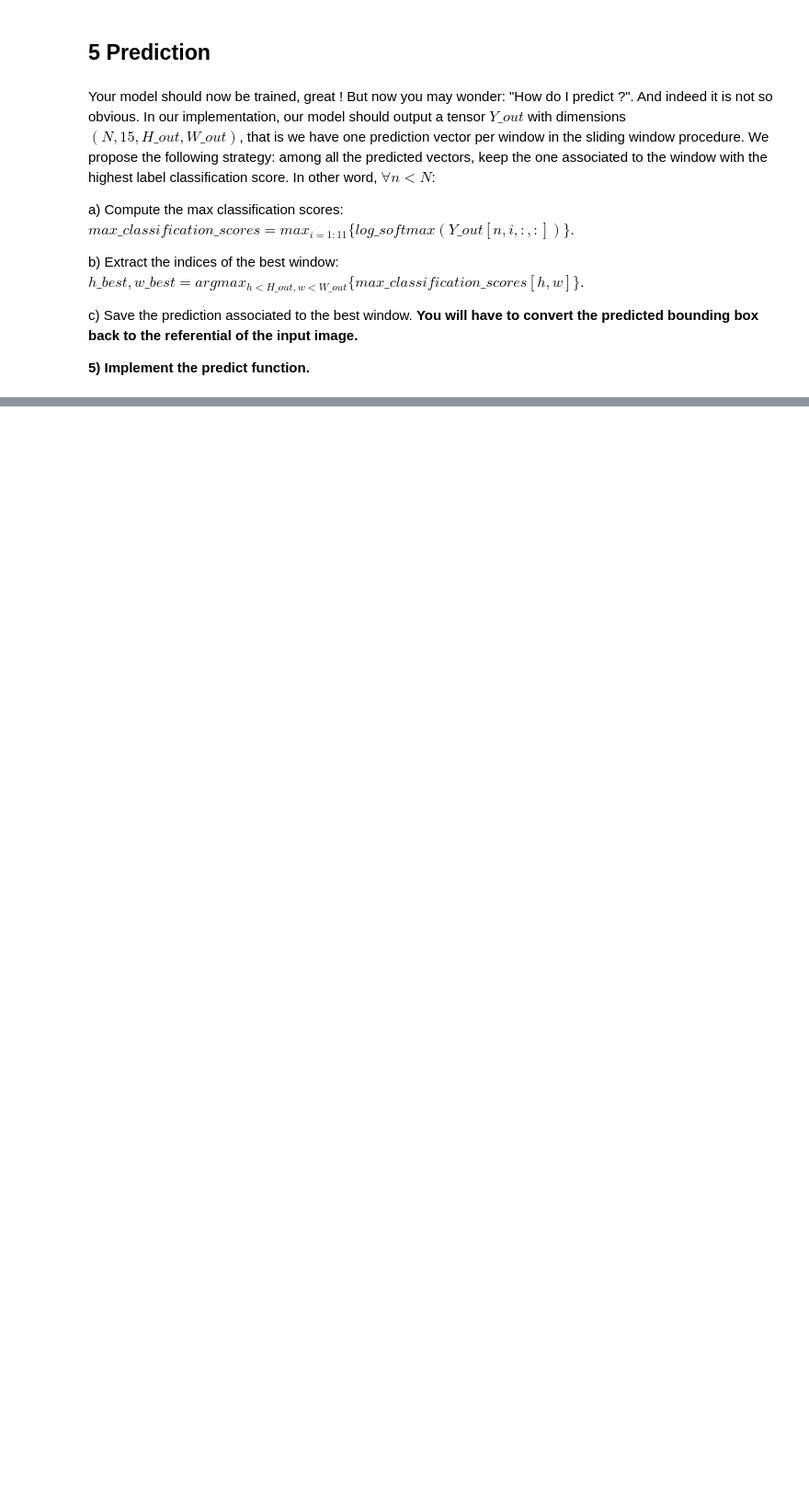
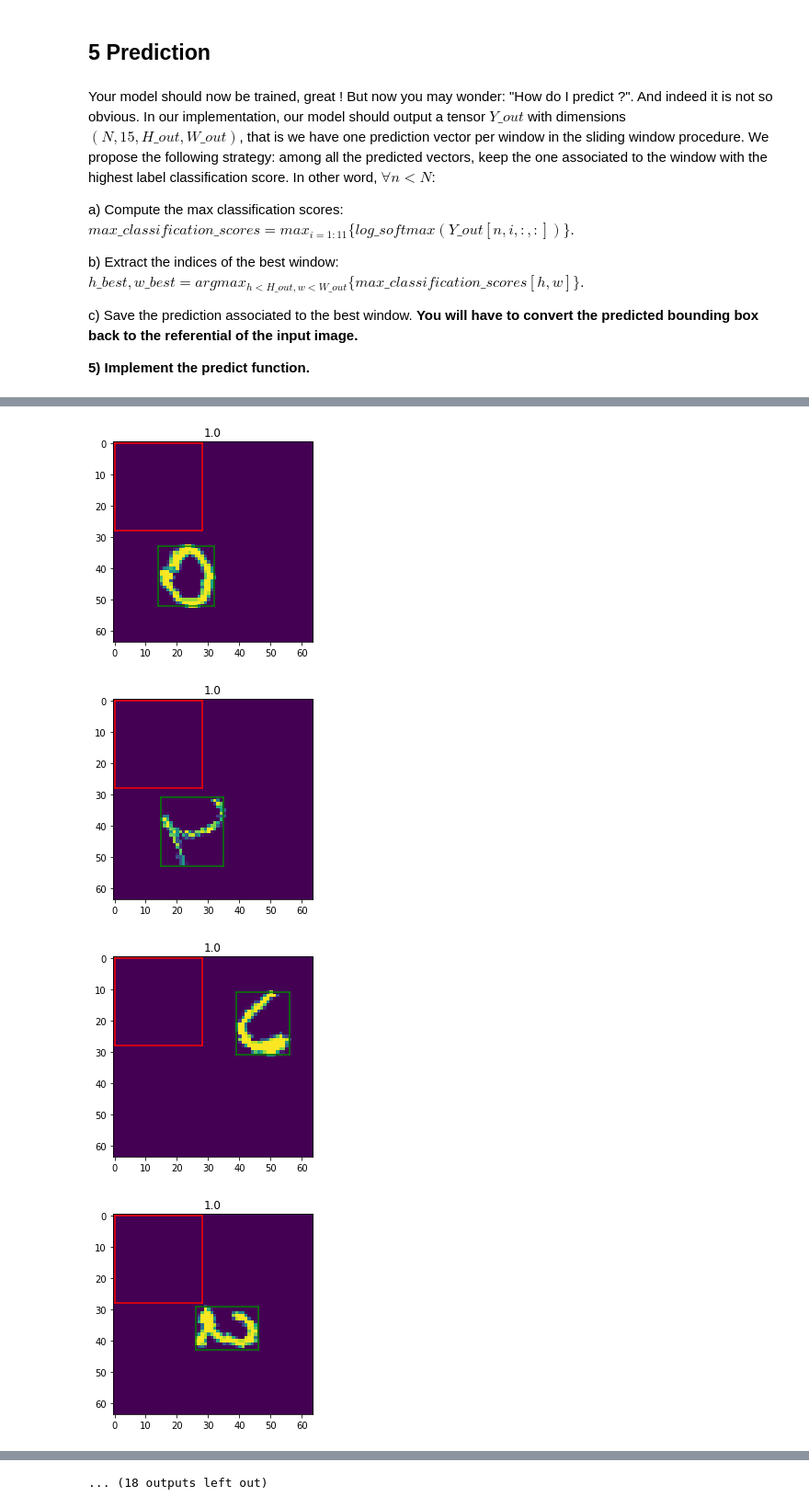
Before and after one commit to ErikHys/INF265, a Jupyter notebook: Weekly's/INF265_Weeks_12_13.ipynb, the cells around one changed output, grey strips where cells are left out. Shown at 92% size. Cells and saved outputs as stored; diff of their text form; code cells hidden in the pictures; blank space fills up the shorter version.

```diff
--- a/Weekly's/INF265_Weeks_12_13.ipynb
+++ b/Weekly's/INF265_Weeks_12_13.ipynb
@@ -780,6 +793,5 @@ def validate(model, train_loader, val_loader):
 model_w28_s4 = ConvMINSTStride4Size28(15)
 model_w28_s4.to(device)
 opt = torch.optim.Adam(model_w28_s4.parameters(), lr=0.001, weight_decay=0.0001)
-# %%
-# Running only to show that it runs
-training_loop(3, opt, model_w28_s4, vectorized_loss, MNIST_generators['train'], Y_true_train_batch)
+# %%
+training_loop(110, opt, model_w28_s4, vectorized_loss, MNIST_generators['train'])
@@ -786,6 +816,6 @@ training_loop(3, opt, model_w28_s4, vectorized_loss, MNIST_generators['train'],
 # %%
-# torch.save(model_w28_s4.state_dict(), "../model.pkl")
-# Previous model that ran 20 epochs
-model = ConvMINSTStride4Size28(15)
-model.load_state_dict(torch.load("../model.pkl"))
-model.eval()
+torch.save(model_w28_s4, "../model120.pkl")
+# Previous model that ran 12 epochs
+model = model_w28_s4
+# model.load_state_dict(torch.load("../model.pkl"))
+# model.eval()
@@ -814,12 +850,26 @@ for n in range(len(test_set_out)):
     for h in range(10):
         for w in range(10):
             max_classifications[n, h, w] = torch.max(torch.log_softmax(test_set_out[n, 1:11, h, w], 0))
-# It predicts the same for all... :(
+
+
 h_bests = torch.zeros((len(test_set_out), 1))
 w_bests = torch.zeros((len(test_set_out), 1))
+hs_pred_bests = torch.zeros((len(test_set_out), 1))
+ws_pred_bests = torch.zeros((len(test_set_out), 1))
+he_pred_bests = torch.zeros((len(test_set_out), 1))
+we_pred_bests = torch.zeros((len(test_set_out), 1))
+pred_labels = torch.zeros((len(test_set_out), 1))
 for n in range(len(test_set_out)):
-    h_bests[n] = torch.argmax(max_classifications[n], dim=0)
-    w_bests[n] = torch.argmax(max_classifications[n], dim=1)
+    max_idx = torch.argmax(max_classifications[n])
+    h = max_idx // 10
+    w = max_idx - (10*h)
+    h_bests[n] = h
+    w_bests[n] = w
+    hs_pred_bests[n] = test_set_out[n, 12, h, w]
+    ws_pred_bests[n] = test_set_out[n, 11, h, w]
+    he_pred_bests[n] = test_set_out[n, 14, h, w]
+    we_pred_bests[n] = test_set_out[n, 13, h, w]
+    pred_labels[n] = torch.argmax(test_set_out[n, 1:11, h, w])
 # %% [markdown]
 ## 6 Visualization
 
@@ -831,21 +884,30 @@ My main problem here is that the model isn't learning, so all will just show a b
 # %%
 stride = 4
 window_size = 28
 
 for n, x in enumerate(test_set_x):
     fig, ax = plt.subplots()
+    plt.title(pred_labels[n].detach().item())
     ax.imshow(x.permute(1,2,0))
     h = h_bests[n]
     w = w_bests[n]
-    print(Y_true_test_batch[0][n, -4: , 0, 0])
-    ws, hs, we, he = Y_true_test_batch[0][n, -4: , 0, 0]
+    ws, hs, we, he = y[n, -4: , 0, 0]
     ax.plot([w, w+28], [h, h], color='red')
     ax.plot([w, w+28], [h+28, h+28], color='red')
     ax.plot([w, w], [h, h+28], color='red')
     ax.plot([w+28, w+28], [h, h+28], color='red')
     ax.plot([ws, we], [hs, hs], color='green')
     ax.plot([ws, we], [he, he], color='green')
     ax.plot([ws, ws], [hs, he], color='green')
     ax.plot([we, we], [hs, he], color='green')
+    # ax.plot([ws_pred_bests[n].detach(), we_pred_bests[n].detach()], [hs_pred_bests[n].detach(), hs_pred_bests[n].detach()], color='orange')
+    # ax.plot([ws_pred_bests[n].detach(), we_pred_bests[n].detach()], [he_pred_bests[n].detach(), he_pred_bests[n].detach()], color='orange')
+    # ax.plot([ws_pred_bests[n].detach(), ws_pred_bests[n].detach()], [hs_pred_bests[n].detach(), he_pred_bests[n].detach()], color='orange')
+    # ax.plot([we_pred_bests[n].detach(), we_pred_bests[n].detach()], [hs_pred_bests[n].detach(), he_pred_bests[n].detach()], color='orange')
     plt.show()
     plt.pause(0.1)
+# %% [output]
+[figure, added]
+[figure, added]
+[figure, added]
+[figure, added]
@@ -851,0 +922 @@ for n, x in enumerate(test_set_x):
+... (18 outputs left out)
```
Also changed, not shown: parts of 24 cells of this notebook.
